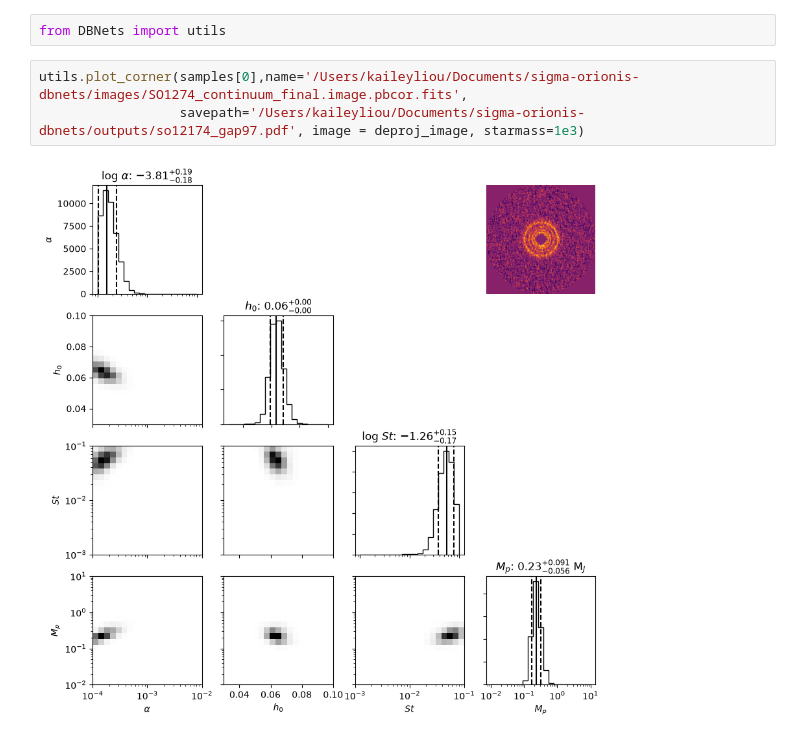
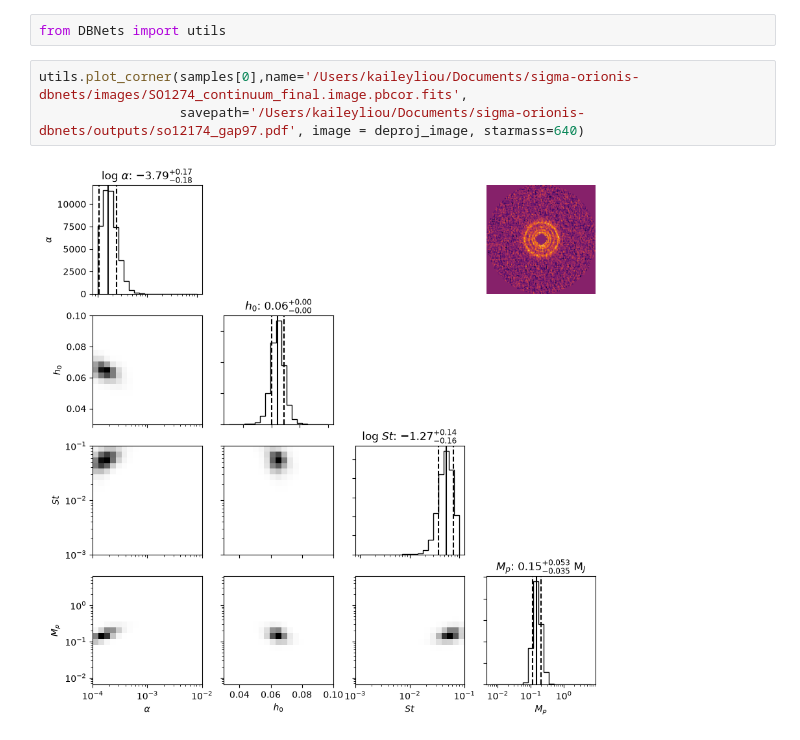
Before and after one commit to KaileyLiou/sigma-orionis-dbnets, a Jupyter notebook: notebooks/SO1274_gap97.ipynb, the cells around one changed output. Cells and saved outputs as stored; diff of their text form.

```diff
--- a/notebooks/SO1274_gap97.ipynb
+++ b/notebooks/SO1274_gap97.ipynb
@@ -54,9 +54,9 @@ array([[0.00015422, 0.06356043, 0.05528658, 0.0002271 ]])
 from DBNets import utils
 # %%
 utils.plot_corner(samples[0],name='/Users/kaileyliou/Documents/sigma-orionis-dbnets/images/SO1274_continuum_final.image.pbcor.fits',
-                  savepath='/Users/kaileyliou/Documents/sigma-orionis-dbnets/outputs/so12174_gap97.pdf', image = deproj_image, starmass=1e3)
+                  savepath='/Users/kaileyliou/Documents/sigma-orionis-dbnets/outputs/so12174_gap97.pdf', image = deproj_image, starmass=640)
 # %% [output]
-[figure, old version]
+[figure, new version]
 # %%
 print(f'Confidence score: {cs[0]:.2f}')
 # %% [output]
```
Also changed, not shown: parts of 2 cells of this notebook, 3 other files.
